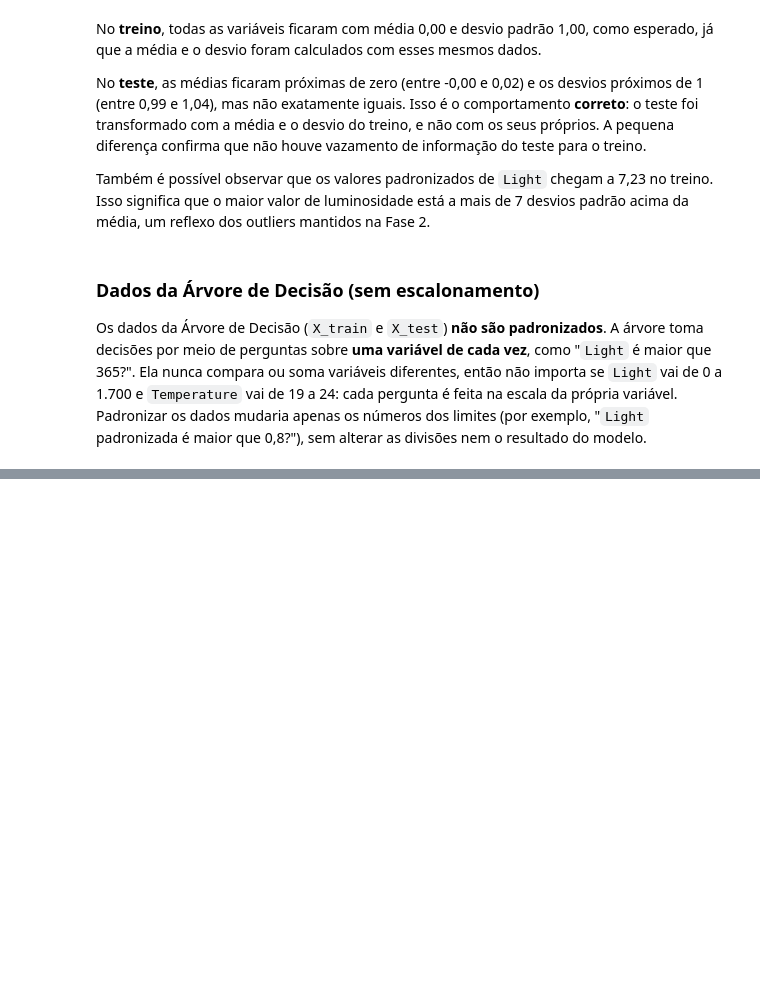
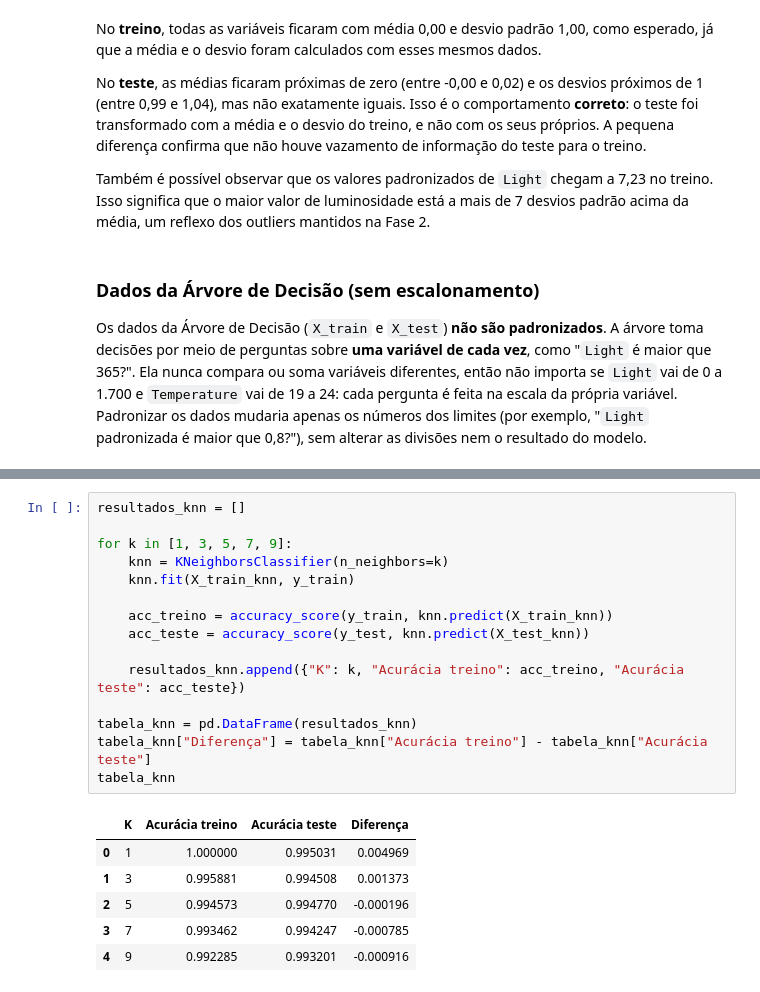
Before and after one commit to MatheusCapri/ocupacao_salas_ml, a Jupyter notebook: notebooks/analise_ocupacao.ipynb, the cells around one changed output, grey strips where cells are left out. Cells and saved outputs as stored; diff of their text form; blank space fills up the shorter version.

```diff
--- a/notebooks/analise_ocupacao.ipynb
+++ b/notebooks/analise_ocupacao.ipynb
@@ -620,0 +636,22 @@ Os dados da Árvore de Decisão (`X_train` e `X_test`) **não são padronizados*
+# %%
+resultados_knn = []
+
+for k in [1, 3, 5, 7, 9]:
+    knn = KNeighborsClassifier(n_neighbors=k)
+    knn.fit(X_train_knn, y_train)
+
+    acc_treino = accuracy_score(y_train, knn.predict(X_train_knn))
+    acc_teste = accuracy_score(y_test, knn.predict(X_test_knn))
+
+    resultados_knn.append({"K": k, "Acurácia treino": acc_treino, "Acurácia teste": acc_teste})
+
+tabela_knn = pd.DataFrame(resultados_knn)
+tabela_knn["Diferença"] = tabela_knn["Acurácia treino"] - tabela_knn["Acurácia teste"]
+tabela_knn
+# %% [output]
+|  | K | Acurácia treino | Acurácia teste | Diferença |
+| 0 | 1 | 1.000000 | 0.995031 | 0.004969 |
+| 1 | 3 | 0.995881 | 0.994508 | 0.001373 |
+| 2 | 5 | 0.994573 | 0.994770 | -0.000196 |
+| 3 | 7 | 0.993462 | 0.994247 | -0.000785 |
+| 4 | 9 | 0.992285 | 0.993201 | -0.000916 |
```
Also changed, not shown: parts of 16 cells of this notebook.
